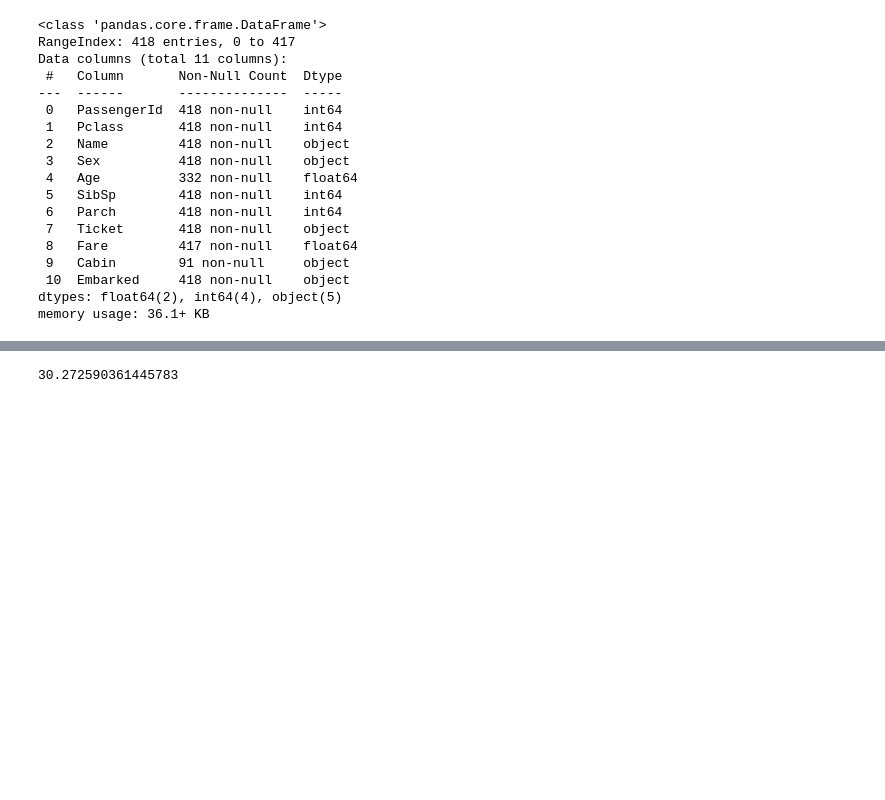
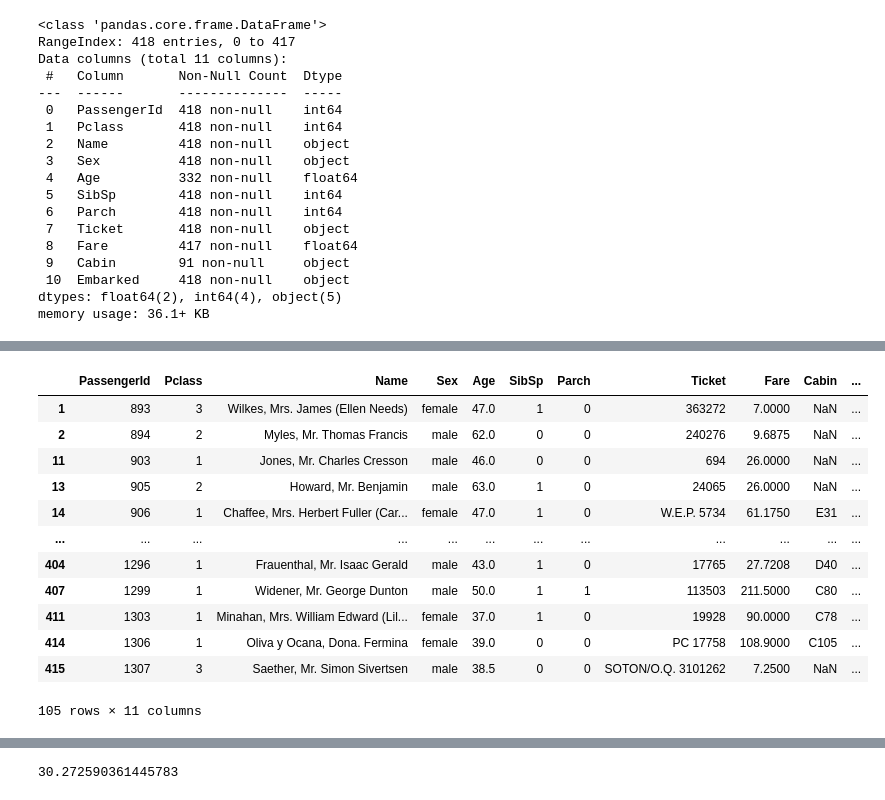
Before and after one commit to 254Bit/TitanicDataAnalysis, a Jupyter notebook: summary.ipynb, the cells around one changed output, grey strips where cells are left out. Cells and saved outputs as stored; diff of their text form; code cells hidden in the pictures; blank space fills up the shorter version.

```diff
--- a/summary.ipynb
+++ b/summary.ipynb
@@ -104,0 +165,18 @@ memory usage: 36.1+ KB
+# %%
+# Access a group of rows and columns by label(s) or a boolean array.
+adult_names = df.loc[df['Age']>35]
+adult_names
+# %% [output]
+|  | PassengerId | Pclass | Name | Sex | Age | SibSp | Parch | Ticket | Fare | Cabin | ... |
+| 1 | 893 | 3 | Wilkes, Mrs. James (Ellen Needs) | female | 47.0 | 1 | 0 | 363272 | 7.0000 | NaN | ... |
+| 2 | 894 | 2 | Myles, Mr. Thomas Francis | male | 62.0 | 0 | 0 | 240276 | 9.6875 | NaN | ... |
+| 11 | 903 | 1 | Jones, Mr. Charles Cresson | male | 46.0 | 0 | 0 | 694 | 26.0000 | NaN | ... |
+| 13 | 905 | 2 | Howard, Mr. Benjamin | male | 63.0 | 1 | 0 | 24065 | 26.0000 | NaN | ... |
+| 14 | 906 | 1 | Chaffee, Mrs. Herbert Fuller (Car... | female | 47.0 | 1 | 0 | W.E.P. 5734 | 61.1750 | E31 | ... |
+| ... | ... | ... | ... | ... | ... | ... | ... | ... | ... | ... | ... |
+| 404 | 1296 | 1 | Frauenthal, Mr. Isaac Gerald | male | 43.0 | 1 | 0 | 17765 | 27.7208 | D40 | ... |
+| 407 | 1299 | 1 | Widener, Mr. George Dunton | male | 50.0 | 1 | 1 | 113503 | 211.5000 | C80 | ... |
+| 411 | 1303 | 1 | Minahan, Mrs. William Edward (Lil... | female | 37.0 | 1 | 0 | 19928 | 90.0000 | C78 | ... |
+| 414 | 1306 | 1 | Oliva y Ocana, Dona. Fermina | female | 39.0 | 0 | 0 | PC 17758 | 108.9000 | C105 | ... |
+| 415 | 1307 | 3 | Saether, Mr. Simon Sivertsen | male | 38.5 | 0 | 0 | SOTON/O.Q. 3101262 | 7.2500 | NaN | ... |
+105 rows × 11 columns
```
Also changed, not shown: parts of 16 cells of this notebook.
